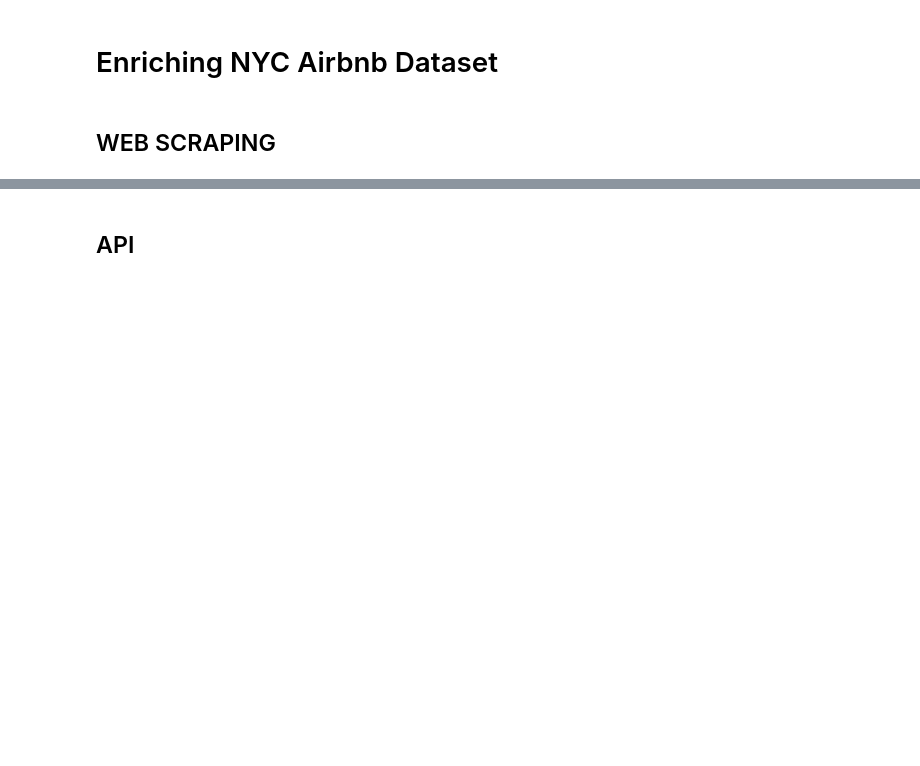
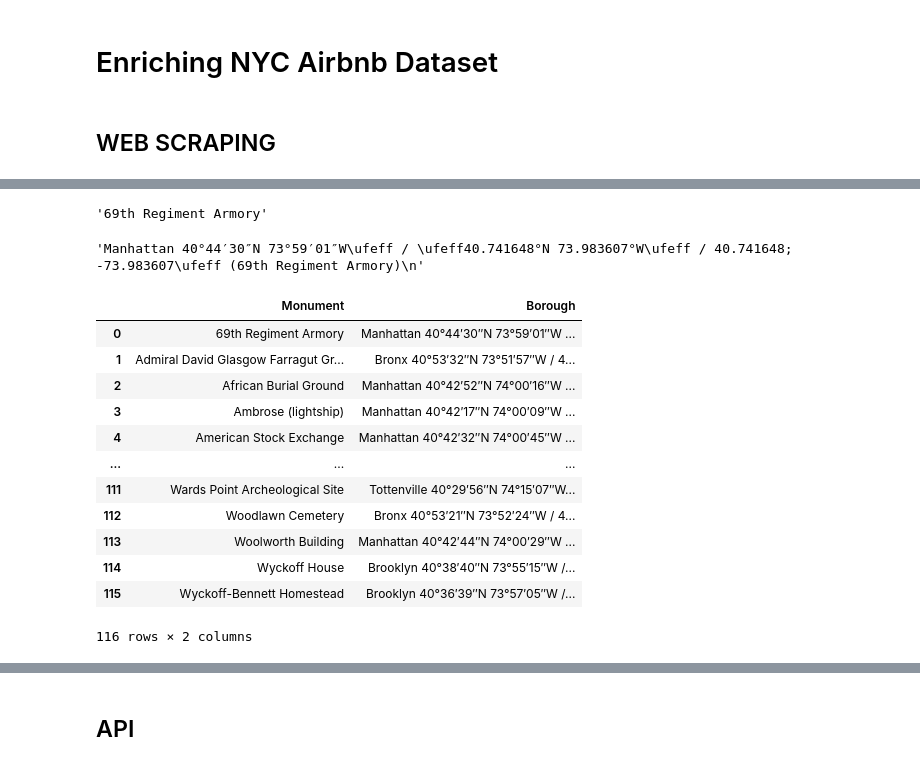
Before and after one commit to Marina-Diez/MARINA-DIEZ--Hey-I-am-a-data-analyst--, a Jupyter notebook: Enriching.ipynb, the cells around one changed output, grey strips where cells are left out. Drawn from its saved outputs; the diff is of its cells as text; code cells hidden in the pictures; blank space fills up the shorter version.

```diff
--- a/Enriching.ipynb
+++ b/Enriching.ipynb
@@ -148,0 +15,5 @@ df_NYmonuments.to_csv("output/df_NYmonuments_scraping.csv", index = False)
+# %%
+#Obtein the data
+html = requests.get(url)
+# %%
+soup = BeautifulSoup(html.content, "html.parser")
@@ -148,0 +58,8 @@ df_NYmonuments.to_csv("output/df_NYmonuments_scraping.csv", index = False)
+# %%
+monumentos.find_all("tr")[1].find_all("td")[0].find("a").text.strip()
+# %% [output]
+'69th Regiment Armory'
+# %%
+monumentos.find_all("tr")[1].find_all("td")[3].text
+# %% [output]
+'Manhattan 40°44′30″N 73°59′01″W\ufeff / \ufeff40.741648°N 73.983607°W\ufeff / 40.741648; -73.983607\ufeff (69th Regiment Armory)\n'
@@ -148,0 +78,17 @@ df_NYmonuments.to_csv("output/df_NYmonuments_scraping.csv", index = False)
+# %%
+data_monument = pd.DataFrame(mon_barr)
+data_monument
+# %% [output]
+|  | Monument | Borough |
+| 0 | 69th Regiment Armory | Manhattan 40°44′30″N 73°59′01″W﻿ ... |
+| 1 | Admiral David Glasgow Farragut Gr... | Bronx 40°53′32″N 73°51′57″W﻿ / ﻿4... |
+| 2 | African Burial Ground | Manhattan 40°42′52″N 74°00′16″W﻿ ... |
+| 3 | Ambrose (lightship) | Manhattan 40°42′17″N 74°00′09″W﻿ ... |
+| 4 | American Stock Exchange | Manhattan 40°42′32″N 74°00′45″W﻿ ... |
+| ... | ... | ... |
+| 111 | Wards Point Archeological Site | Tottenville 40°29′56″N 74°15′07″W... |
+| 112 | Woodlawn Cemetery | Bronx 40°53′21″N 73°52′24″W﻿ / ﻿4... |
+| 113 | Woolworth Building | Manhattan 40°42′44″N 74°00′29″W﻿ ... |
+| 114 | Wyckoff House | Brooklyn 40°38′40″N 73°55′15″W﻿ /... |
+| 115 | Wyckoff-Bennett Homestead | Brooklyn 40°36′39″N 73°57′05″W﻿ /... |
+116 rows × 2 columns
```
Also changed, not shown: parts of 45 cells of this notebook, 15 other files.
